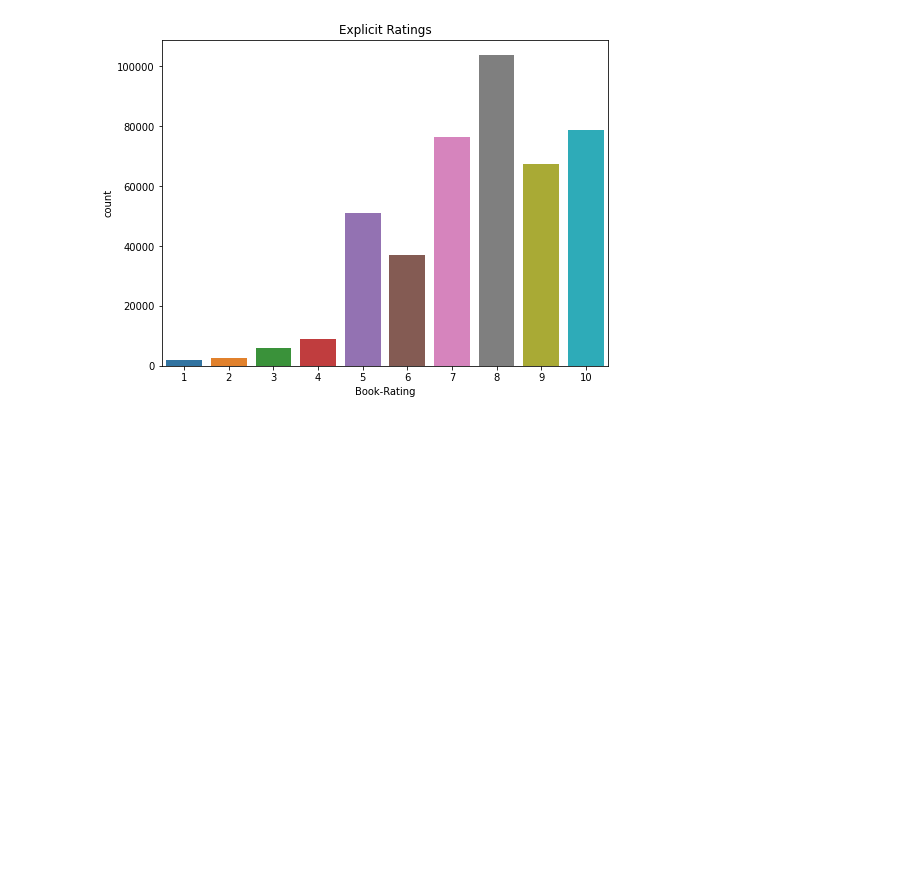
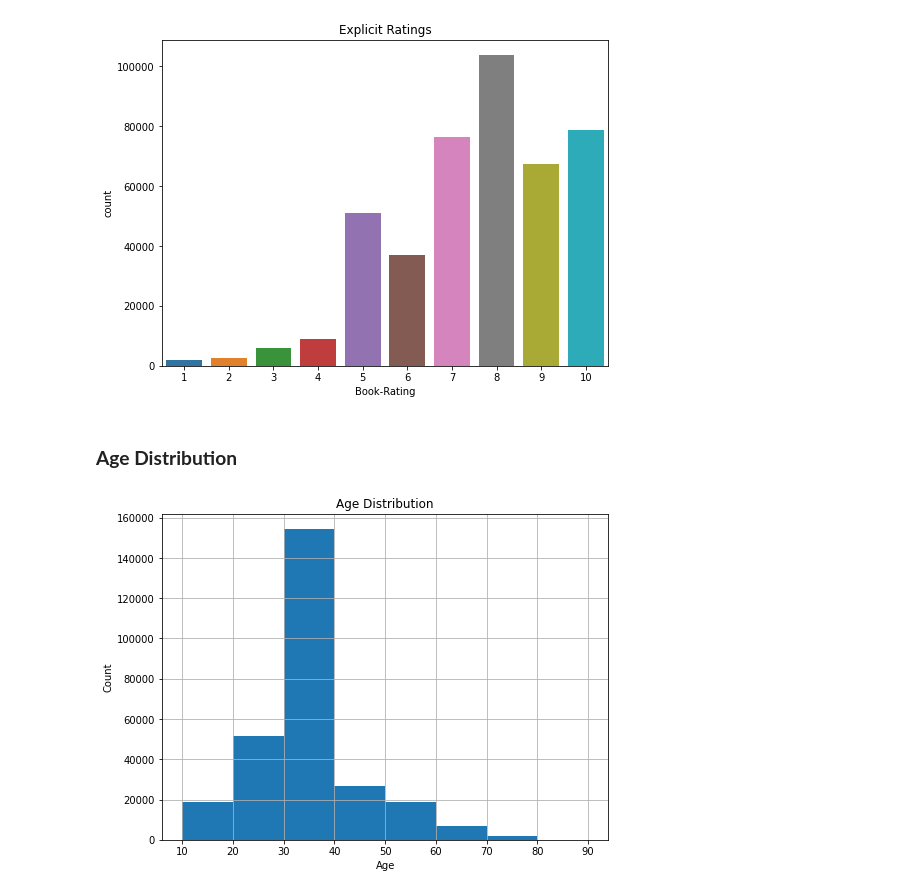
Before and after one commit to Deven876/Book-Recommendation-System, a Jupyter notebook: Book_Recommendation_System.ipynb, the cells around one changed output. Cells and saved outputs as stored; diff of their text form; code cells hidden in the pictures; blank space fills up the shorter version.

```diff
--- a/Book_Recommendation_System.ipynb
+++ b/Book_Recommendation_System.ipynb
@@ -619,3 +619,14 @@ plt.title("Explicit Ratings")
 # %% [output]
 Text(0.5, 1.0, 'Explicit Ratings')
 [figure]
+# %% [markdown]
+### **Age Distribution**
+# %%
+plt.figure(figsize=(8,6))
+users.Age.hist(bins=[10*i for i in range(1, 10)])
+plt.title('Age Distribution')
+plt.xlabel('Age')
+plt.ylabel('Count')
+plt.show()
+# %% [output]
+[figure, added]
```
